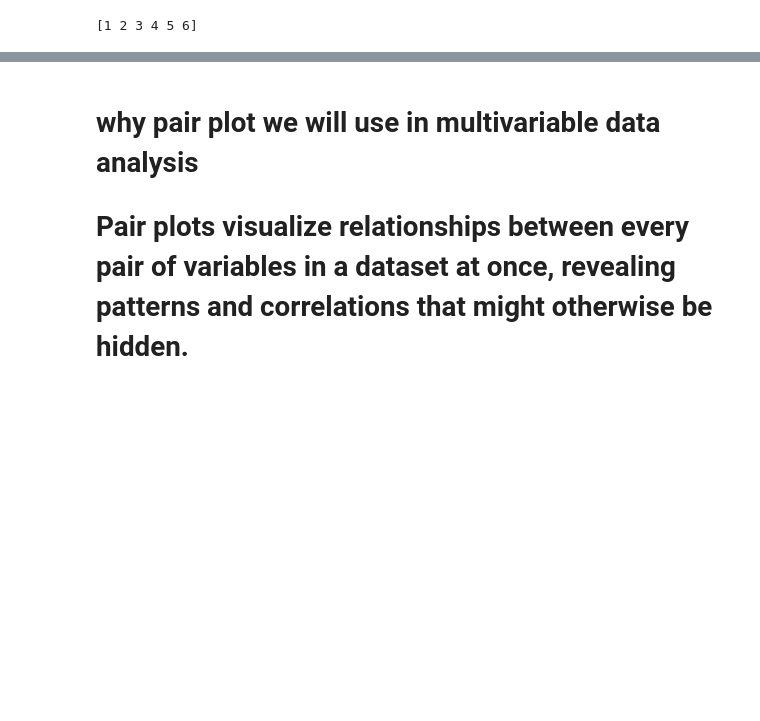
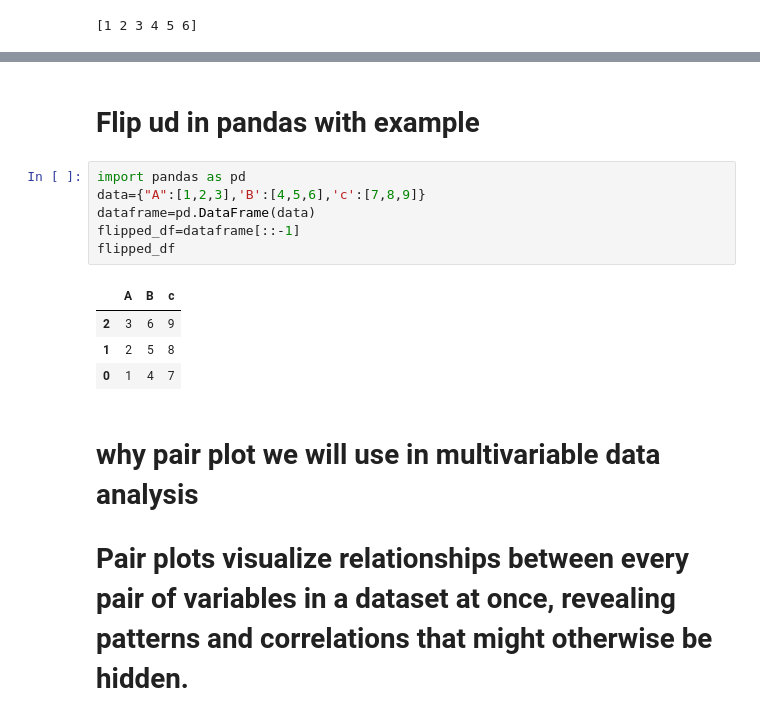
Before and after one commit to adas754/innomatics_task, a Jupyter notebook: interview_question.ipynb, the cells around one changed output, grey strips where cells are left out. Saved outputs shown, nothing was run; the diff lists cells and outputs as text; blank space fills up the shorter version.

```diff
--- a/interview_question.ipynb
+++ b/interview_question.ipynb
@@ -393,3 +452,16 @@ print(d)
+# %% [markdown]
+# Flip ud in pandas with example
+# %%
+import pandas as pd
+data={"A":[1,2,3],'B':[4,5,6],'c':[7,8,9]}
+dataframe=pd.DataFrame(data)
+flipped_df=dataframe[::-1]
+flipped_df
+# %% [output]
+|  | A | B | c |
+| 2 | 3 | 6 | 9 |
+| 1 | 2 | 5 | 8 |
+| 0 | 1 | 4 | 7 |
 # %% [markdown]
 # why pair plot we will use in multivariable data analysis
 
```
Also changed, not shown: parts of 22 cells of this notebook.
